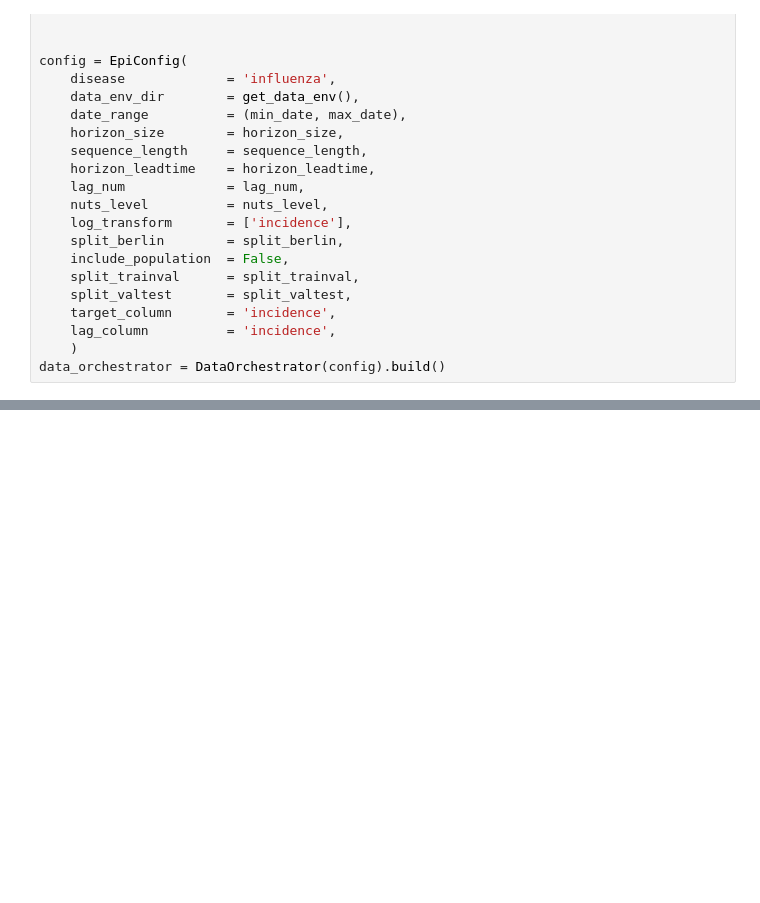
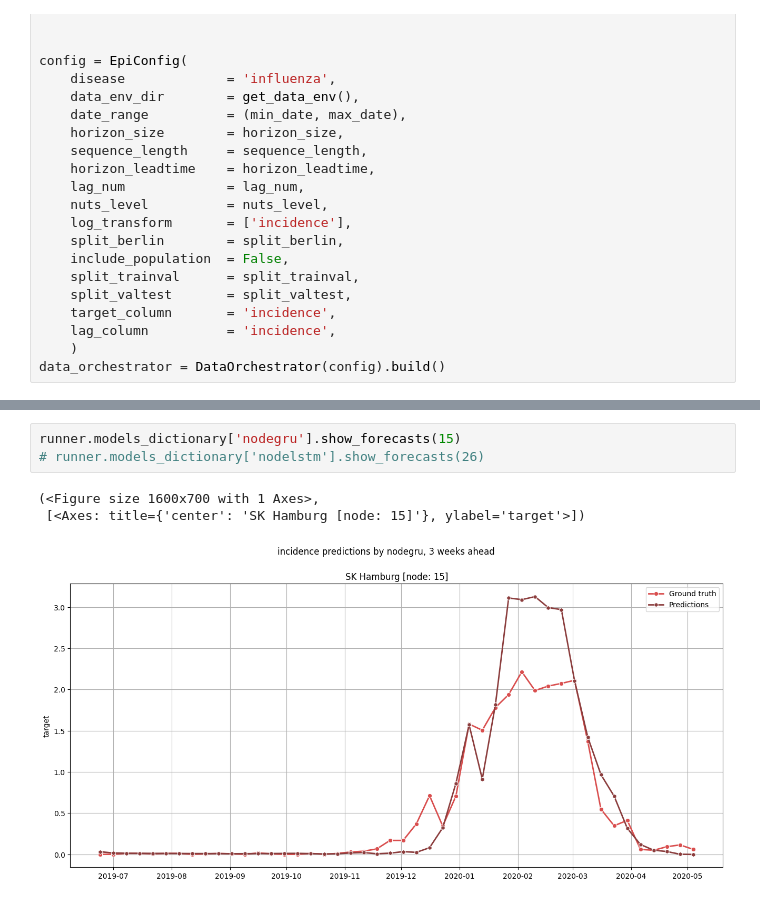
Before and after one commit to stends2001/infectious_disease_gnn, a Jupyter notebook: src/notebooks/5. gru.ipynb, the cells around one changed output, grey strips where cells are left out. Saved outputs shown, nothing was run; the diff lists cells and outputs as text; blank space fills up the shorter version.

```diff
--- a/src/notebooks/5. gru.ipynb
+++ b/src/notebooks/5. gru.ipynb
@@ -89,0 +165,7 @@ runner.evaluation.plotter.plot_metric('ccc', horizon = 'horizon_0')
+# %%
+runner.models_dictionary['nodegru'].show_forecasts(15)
+# runner.models_dictionary['nodelstm'].show_forecasts(26)
+# %% [output]
+(<Figure size 1600x700 with 1 Axes>,
+ [<Axes: title={'center': 'SK Hamburg [node: 15]'}, ylabel='target'>])
+[figure, added]
```
Also changed, not shown: parts of 5 cells of this notebook, 9 other files.
